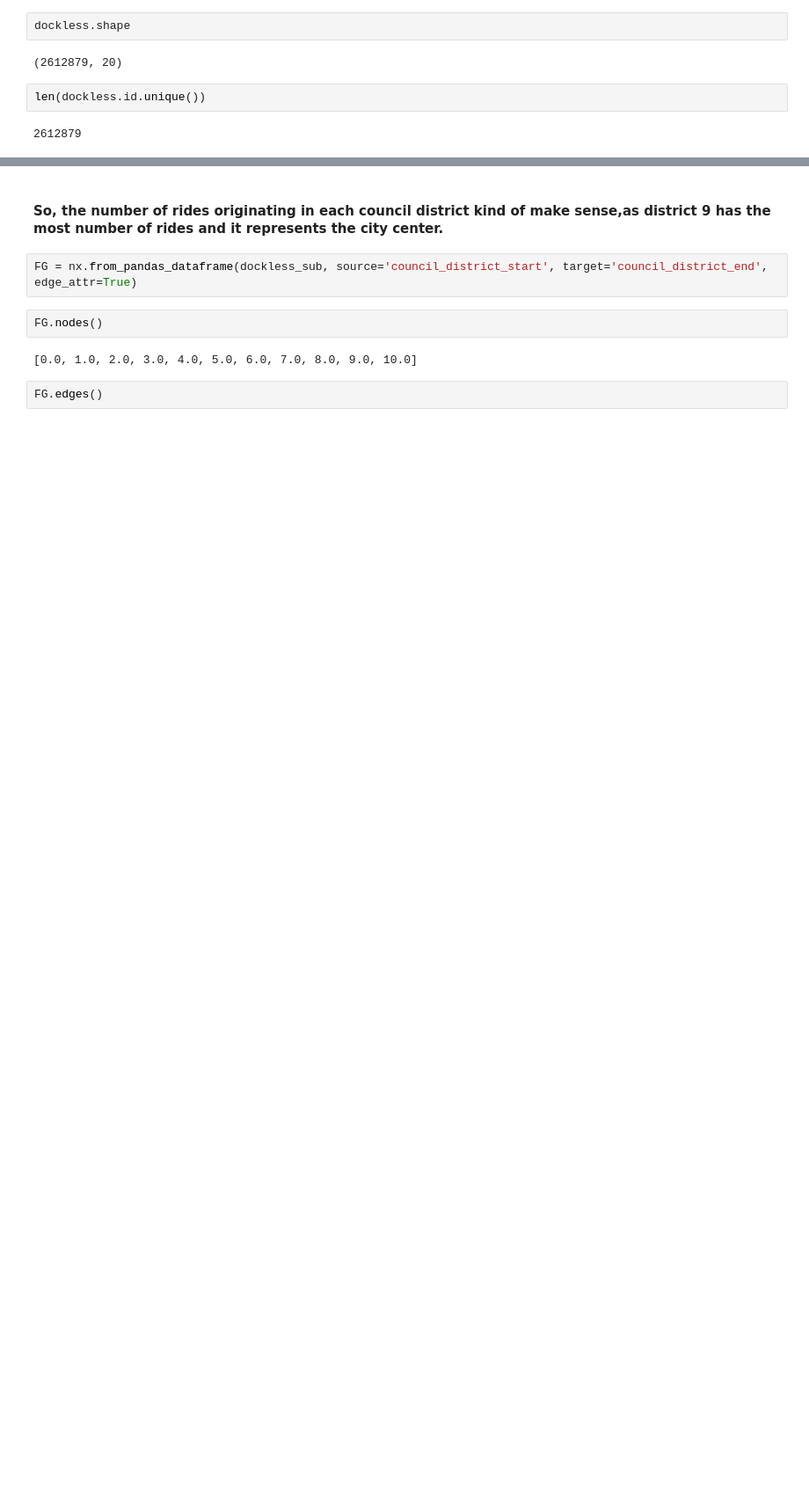
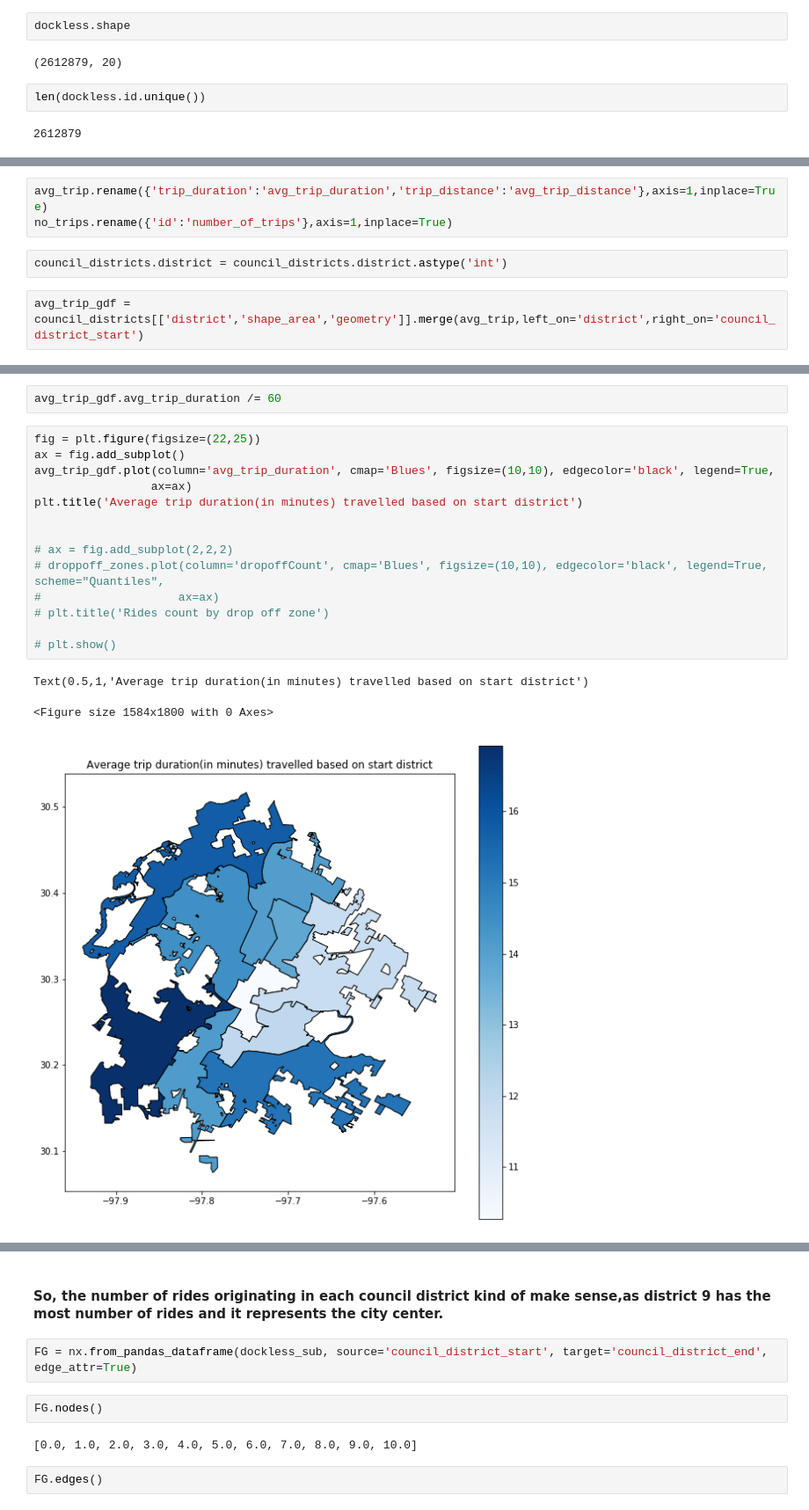
Before and after one commit to SohamMody/Event-Detection-from-Dockless-Scooter-Trips-Austin, a Jupyter notebook: EDA.ipynb, the cells around one changed output, grey strips where cells are left out. Shown at 88% size. Saved outputs shown, nothing was run; the diff lists cells and outputs as text; blank space fills up the shorter version.

Commit message:
Added shape files

```diff
--- a/EDA.ipynb
+++ b/EDA.ipynb
@@ -80,0 +203,7 @@ See the caveats in the documentation: http://pandas.pydata.org/pandas-docs/stabl
+# %%
+avg_trip.rename({'trip_duration':'avg_trip_duration','trip_distance':'avg_trip_distance'},axis=1,inplace=True)
+no_trips.rename({'id':'number_of_trips'},axis=1,inplace=True)
+# %%
+council_districts.district = council_districts.district.astype('int')
+# %%
+avg_trip_gdf = council_districts[['district','shape_area','geometry']].merge(avg_trip,left_on='district',right_on='council_district_start')
@@ -80,0 +219,20 @@ See the caveats in the documentation: http://pandas.pydata.org/pandas-docs/stabl
+# %%
+avg_trip_gdf.avg_trip_duration /= 60
+# %%
+fig = plt.figure(figsize=(22,25))
+ax = fig.add_subplot()
+avg_trip_gdf.plot(column='avg_trip_duration', cmap='Blues', figsize=(10,10), edgecolor='black', legend=True,
+                 ax=ax)
+plt.title('Average trip duration(in minutes) travelled based on start district')
+
+
+# ax = fig.add_subplot(2,2,2)
+# droppoff_zones.plot(column='dropoffCount', cmap='Blues', figsize=(10,10), edgecolor='black', legend=True, scheme="Quantiles",
+#                    ax=ax)
+# plt.title('Rides count by drop off zone')
+
+# plt.show()
+# %% [output]
+Text(0.5,1,'Average trip duration(in minutes) travelled based on start district')
+<Figure size 1584x1800 with 0 Axes>
+[figure, added]
```
Also changed, not shown: parts of 41 cells of this notebook, 13 other files.
